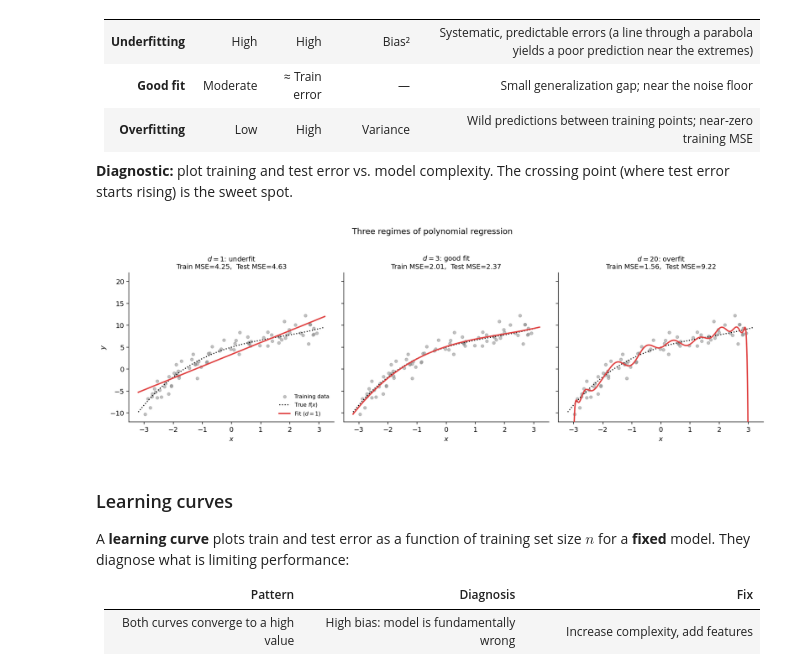
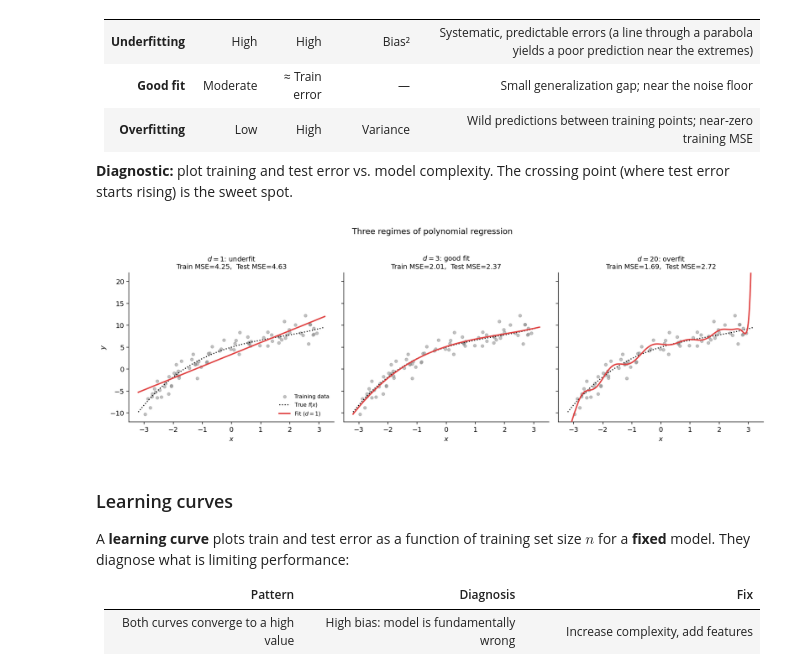
Before and after one commit to ERA-Software/computational-data-analysis, a Jupyter notebook: notebooks/S7_bias_variance_tradeoff.ipynb, the cells around one changed output. Drawn from its saved outputs; the diff is of its cells as text; code cells hidden in the pictures.

```diff
--- a/notebooks/S7_bias_variance_tradeoff.ipynb
+++ b/notebooks/S7_bias_variance_tradeoff.ipynb
@@ -118,7 +118,7 @@ Fit polynomial regressions of degree $d \in \{1, 2, 3, 5, 7, 10, 15, 20\}$ on th
 - Test MSE reaches a minimum near $d = 3$ (the true degree), then rises as the model starts memorizing noise.
 - The noise floor $\sigma^2 = 2.25$ is a lower bound no model can beat.
 # %%
-degrees = [1, 2, 3, 5, 7, 10, 15, 20]
+degrees = [1, 2, 3, 5, 7, 10, 15]
 train_mses, test_mses = [], []
 
 for d in degrees:
@@ -322,34 +320,34 @@ plt.show()
 # %%
 # --- Visualize the three regimes: fitted curves on one training set ---
 
 fig, axes = plt.subplots(1, 3, figsize=(14, 4.5), sharey=True)
-fit_degrees = [1, 3, 20]
+fit_degrees = [1, 3, 15]
 fit_labels  = ['$d=1$: underfit', '$d=3$: good fit', '$d=20$: overfit']
 
 for ax, d, label in zip(axes, fit_degrees, fit_labels):
     ax.scatter(x_tr_s, y_tr_s, s=18, alpha=0.5, color=GRAY, zorder=1, label='Training data')
     ax.plot(x_plot, f_true(x_plot), color='black', linewidth=1.5,
             linestyle=':', label='True $f(x)$', zorder=2)
 
     m = make_pipeline(PolynomialFeatures(d, include_bias=False), LinearRegression())
     m.fit(x_tr_s.reshape(-1, 1), y_tr_s)
     y_fit = np.clip(m.predict(x_plot.reshape(-1, 1)), -20, 30)
     ax.plot(x_plot, y_fit, color=RED, linewidth=2, zorder=3, label=f'Fit ($d={d}$)')
 
     tr_mse = mean_squared_error(y_tr_s, m.predict(x_tr_s.reshape(-1, 1)))
     te_mse = mean_squared_error(y_te_s, m.predict(x_te_s.reshape(-1, 1)))
     ax.set_title(f'{label}\nTrain MSE={tr_mse:.2f},  Test MSE={te_mse:.2f}', fontsize=10)
     ax.set_xlabel('$x$')
     ax.set_ylim(-12, 22)
     if ax is axes[0]:
         ax.set_ylabel('$y$')
         ax.legend(frameon=False, fontsize=8, loc='lower right')
 
 fig.suptitle('Three regimes of polynomial regression', fontsize=12, y=1.02)
 plt.tight_layout()
 plt.show()
 # %% [output]
-[figure, old version]
+[figure, new version]
 # %% [markdown]
 ### Learning curves
 
```
Also changed, not shown: parts of 3 cells of this notebook.
